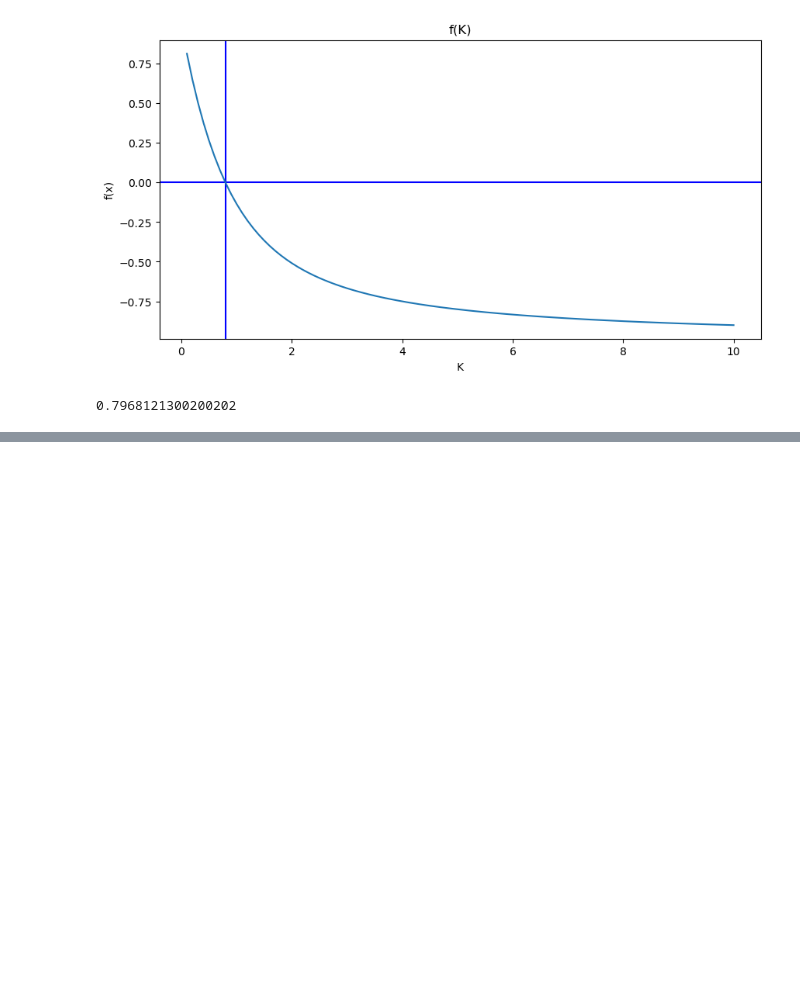
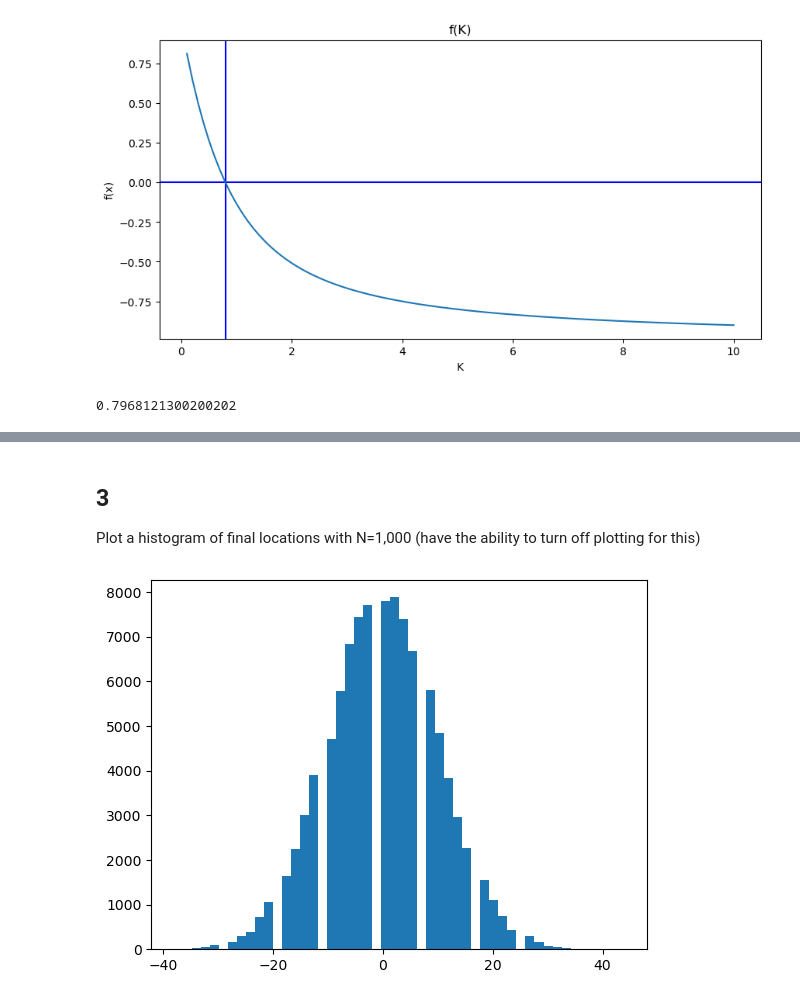
Before and after one commit to sarahharkins7/git_tutorial, a Jupyter notebook: lecture_example.ipynb, the cells around one changed output, grey strips where cells are left out. Cells and saved outputs as stored; diff of their text form; code cells hidden in the pictures; blank space fills up the shorter version.

```diff
--- a/lecture_example.ipynb
+++ b/lecture_example.ipynb
@@ -72,0 +156,14 @@ Root(Tol, x_0)
+# %% [markdown]
+## 3
+
+Plot a histogram of final locations with N=1,000 (have the ability to turn off plotting for this)
+# %%
+K = 100000
+Final = []
+for i in range(K):
+    Final.append(RandomWalk_1D(T, plot_flag = False)[-1])
+
+plt.hist(Final, bins = 50)
+plt.show()
+# %% [output]
+[figure, added]
```
Also changed, not shown: parts of 7 cells of this notebook.
